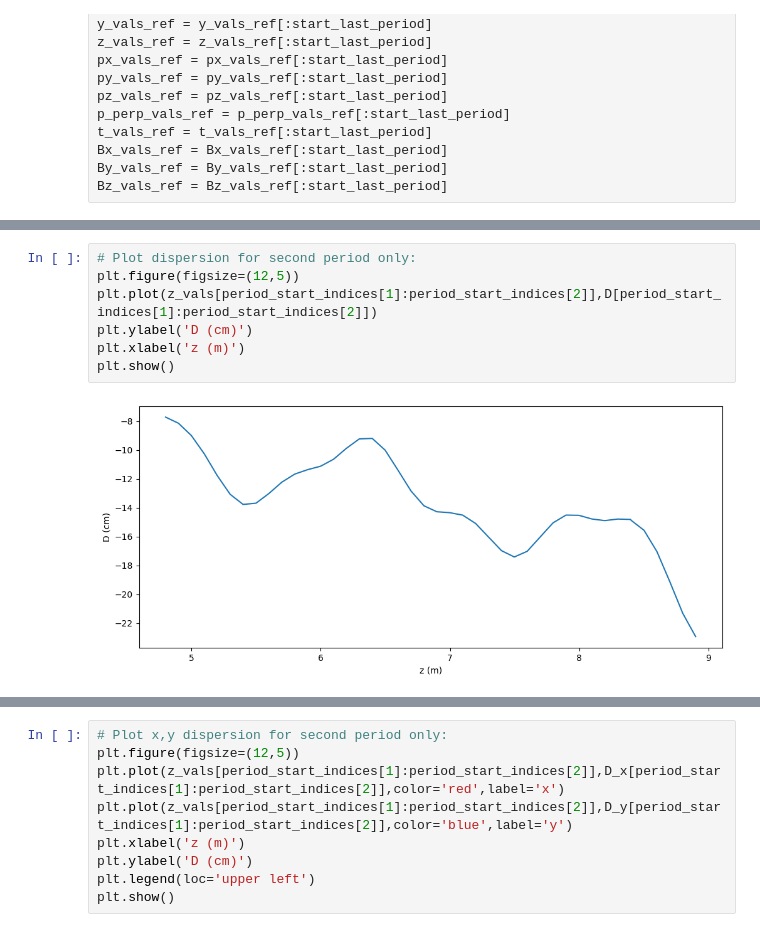
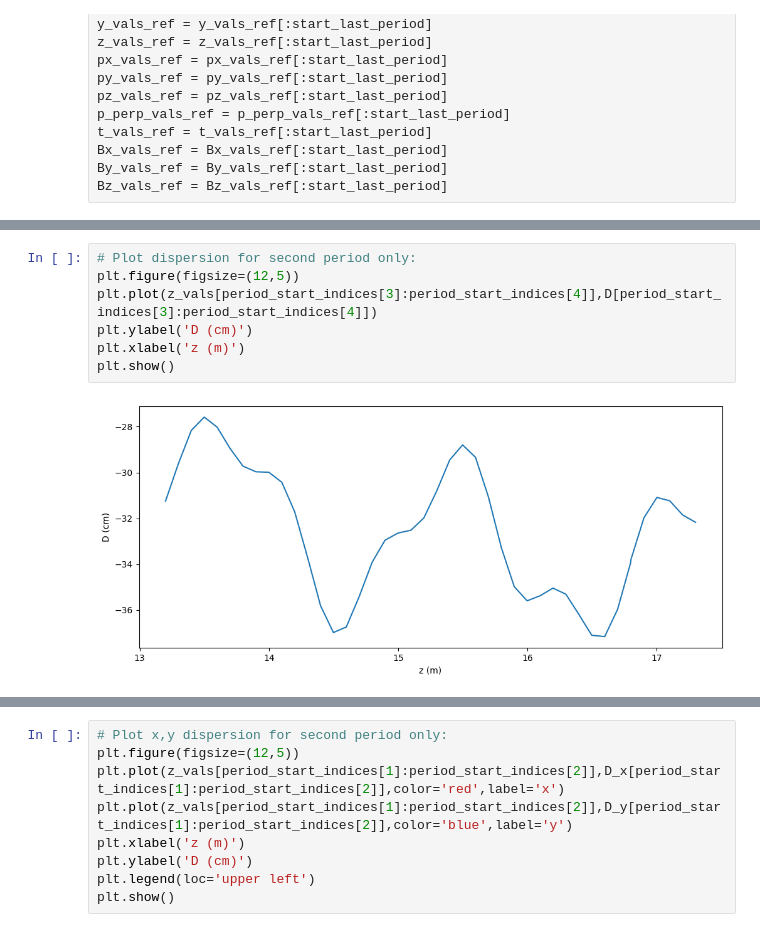
Before and after one commit to criggall/muon-cooling, a Jupyter notebook: Simplified-HFOFO/plot-compare-particles-dp.ipynb, the cells around one changed output, grey strips where cells are left out. Saved outputs shown, nothing was run; the diff lists cells and outputs as text.

Commit message:
Plotting dispersion for full channel

```diff
--- a/Simplified-HFOFO/plot-compare-particles-dp.ipynb
+++ b/Simplified-HFOFO/plot-compare-particles-dp.ipynb
@@ -478,12 +476,12 @@ plt.show()
 # %%
 # Plot dispersion for second period only:
 plt.figure(figsize=(12,5))
-plt.plot(z_vals[period_start_indices[1]:period_start_indices[2]],D[period_start_indices[1]:period_start_indices[2]])
+plt.plot(z_vals[period_start_indices[3]:period_start_indices[4]],D[period_start_indices[3]:period_start_indices[4]])
 plt.ylabel('D (cm)')
 plt.xlabel('z (m)')
 plt.show()
 # %% [output]
-[figure, old version]
+[figure, new version]
 # %%
 # Plot x,y displacement from reference particle along channel:
 x_disp = []
```
Also changed, not shown: parts of 26 cells of this notebook, 5 other files.
